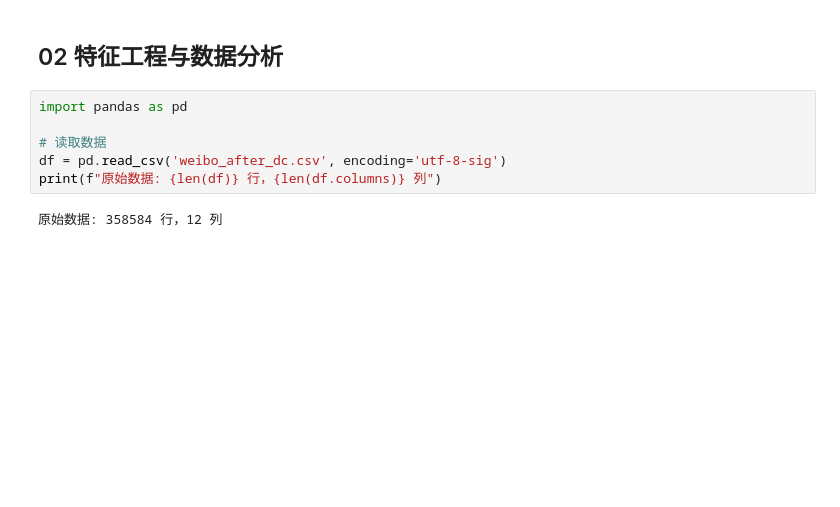
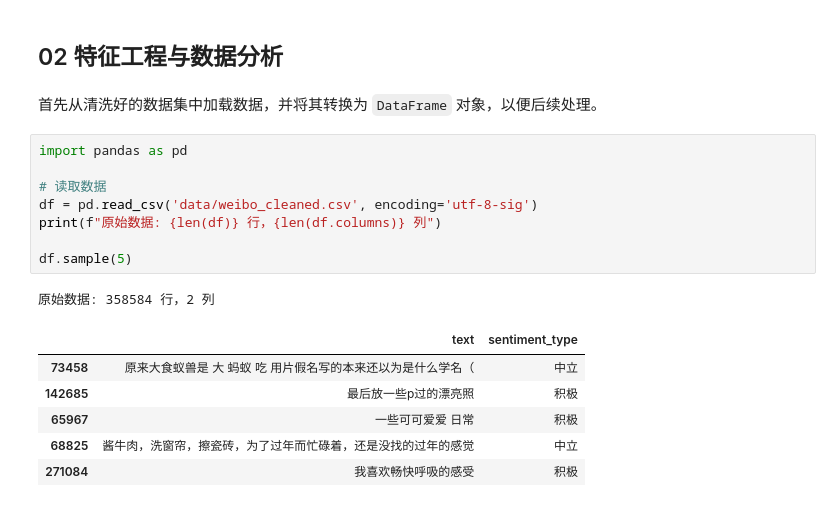
Before and after one commit to YoruRain/Sentiment-Classification-Based-on-Weibo-Texts, a Jupyter notebook: 02Feature Engineering and Data Analysis.ipynb, the cells around one changed output. Drawn from its saved outputs; the diff is of its cells as text; blank space fills up the shorter version.

```diff
--- a/02Feature Engineering and Data Analysis.ipynb
+++ b/02Feature Engineering and Data Analysis.ipynb
@@ -1,10 +1,20 @@
 # %% [markdown]
 ## 02 特征工程与数据分析
+# %% [markdown]
+首先从清洗好的数据集中加载数据，并将其转换为 `DataFrame` 对象，以便后续处理。
 # %%
 import pandas as pd
 
 # 读取数据
-df = pd.read_csv('weibo_after_dc.csv', encoding='utf-8-sig')
+df = pd.read_csv('data/weibo_cleaned.csv', encoding='utf-8-sig')
 print(f"原始数据: {len(df)} 行，{len(df.columns)} 列")
+
+df.sample(5)
 # %% [output]
-原始数据: 358584 行，12 列
+原始数据: 358584 行，2 列
+|  | text | sentiment_type |
+| 73458 | 原来大食蚁兽是 大 蚂蚁 吃 用片假名写的本来还以为是什么学名（ | 中立 |
+| 142685 | 最后放一些p过的漂亮照 | 积极 |
+| 65967 | 一些可可爱爱 日常 | 积极 |
+| 68825 | 酱牛肉，洗窗帘，擦瓷砖，为了过年而忙碌着，还是没找的过年的感觉 | 中立 |
+| 271084 | 我喜欢畅快呼吸的感受 | 积极 |
```
Also changed, not shown: parts of 27 cells of this notebook, 2 other files.
